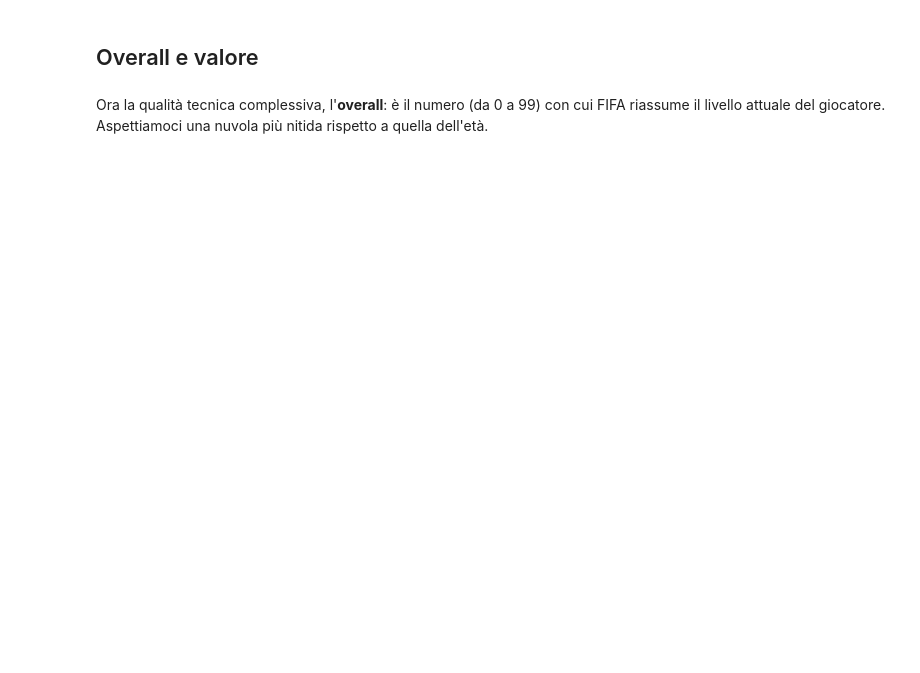
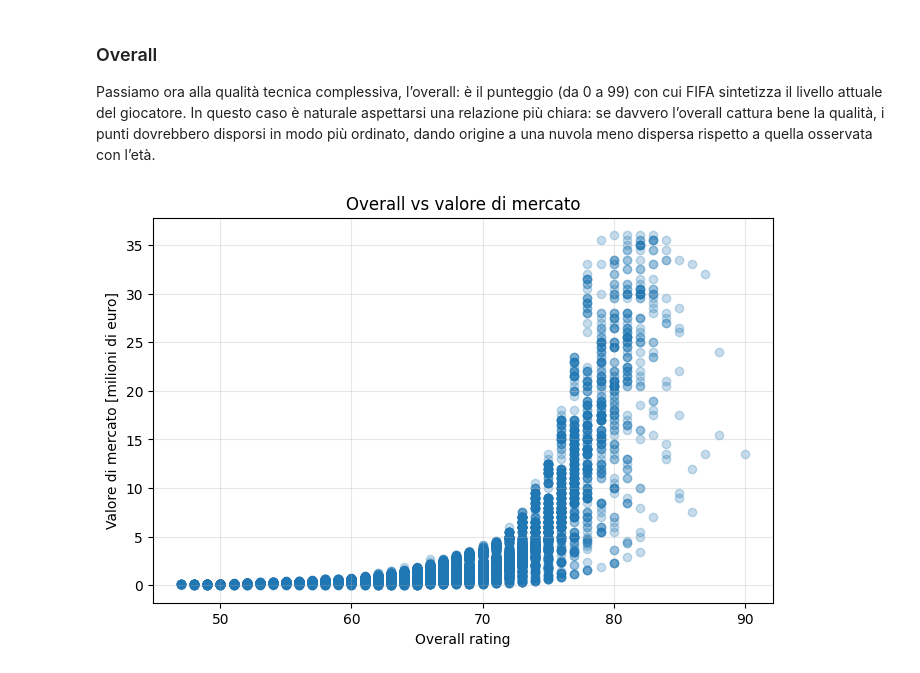
Before and after one commit to riccardoberta/regressione, a Jupyter notebook: 01_il_mistero_del_valore.ipynb, the cells around one changed output. Cells and saved outputs as stored; diff of their text form; code cells hidden in the pictures; blank space fills up the shorter version.

```diff
--- a/01_il_mistero_del_valore.ipynb
+++ b/01_il_mistero_del_valore.ipynb
@@ -48,24 +150,23 @@ Quel file ha decine di colonne: troppe per essere utili in una prima ricognizion
 # %%
-# Creiamo una versione didattica piccola e pulita
-wanted_columns = [
-    "short_name", "age", "overall", "potential", "wage_eur", "value_eur",
-    "club_name", "league_name", "player_positions"
-]
+# Definiamo un sottoinsieme di colonne che ci interessano
+wanted_columns = ["short_name", "age", "overall", "potential", "wage_eur",
+                  "value_eur", "club_name", "league_name", "player_positions"]
 
-available = [c for c in wanted_columns if c in raw.columns]
-df = raw[available].copy()
+# Prendiamo solo le colonne che ci interessano e copiamo il dataset
+# per lavorarci sopra
+dataset = raw_data[wanted_columns].copy()
 
-# Manteniamo solo i giocatori con valore noto e positivo.
-df = df.dropna(subset=["value_eur", "age", "overall", "potential"])
-df = df[df["value_eur"] > 0]
+# Manteniamo solo i giocatori con valore noto e positivo. usiamo
+# la funzione dropna() di pandas per rimuovere le righe con valori mancanti
+dataset = dataset.dropna(subset=["value_eur", "age", "overall", "potential"])
+dataset = dataset[dataset["value_eur"] > 0]
 
-# Riduciamo l'effetto dei super-outlier per i primi grafici didattici.
-df = df[df["value_eur"] <= df["value_eur"].quantile(0.99)]
+# Riduciamo l'effetto dei super-giocatori.
+dataset = dataset[dataset["value_eur"] <= dataset["value_eur"].quantile(0.99)]
 
-# Per leggibilita' useremo spesso il valore in milioni di euro.
-df["value_mln_eur"] = df["value_eur"] / 1_000_000
-if "wage_eur" in df.columns:
-    df["wage_k_eur"] = df["wage_eur"] / 1_000
+# Per leggibilità usiamo il valore in milioni di euro.
+dataset["value_mln_eur"] = dataset["value_eur"] / 1000000
+dataset["wage_k_eur"] = dataset["wage_eur"] / 1000
 
-print("Forma del dataset didattico:", df.shape)
-df.head(10)
+print("Forma del dataset didattico:", dataset.shape)
+dataset.head(10)
@@ -111,12 +252,14 @@ plt.show()
 # %% [markdown]
-## Overall e valore
+### Overall
+
+Passiamo ora alla qualità tecnica complessiva, l’overall: è il punteggio (da 0 a 99) con cui FIFA sintetizza il livello attuale del giocatore. In questo caso è naturale aspettarsi una relazione più chiara: se davvero l’overall cattura bene la qualità, i punti dovrebbero disporsi in modo più ordinato, dando origine a una nuvola meno dispersa rispetto a quella osservata con l’età.
-# %% [markdown]
-Ora la qualità tecnica complessiva, l'**overall**: è il numero (da 0 a 99) con cui FIFA riassume il livello attuale del giocatore. Aspettiamoci una nuvola più nitida rispetto a quella dell'età.
 # %%
 plt.figure(figsize=(8,5))
-plt.scatter(df["overall"], df["value_mln_eur"], alpha=0.25)
+plt.scatter(dataset["overall"], dataset["value_mln_eur"], alpha=0.25)
 plt.xlabel("Overall rating")
 plt.ylabel("Valore di mercato [milioni di euro]")
 plt.title("Overall vs valore di mercato")
 plt.grid(True, alpha=0.3)
 plt.show()
+# %% [output]
+[figure, added]
```
Also changed, not shown: parts of 40 cells of this notebook.
